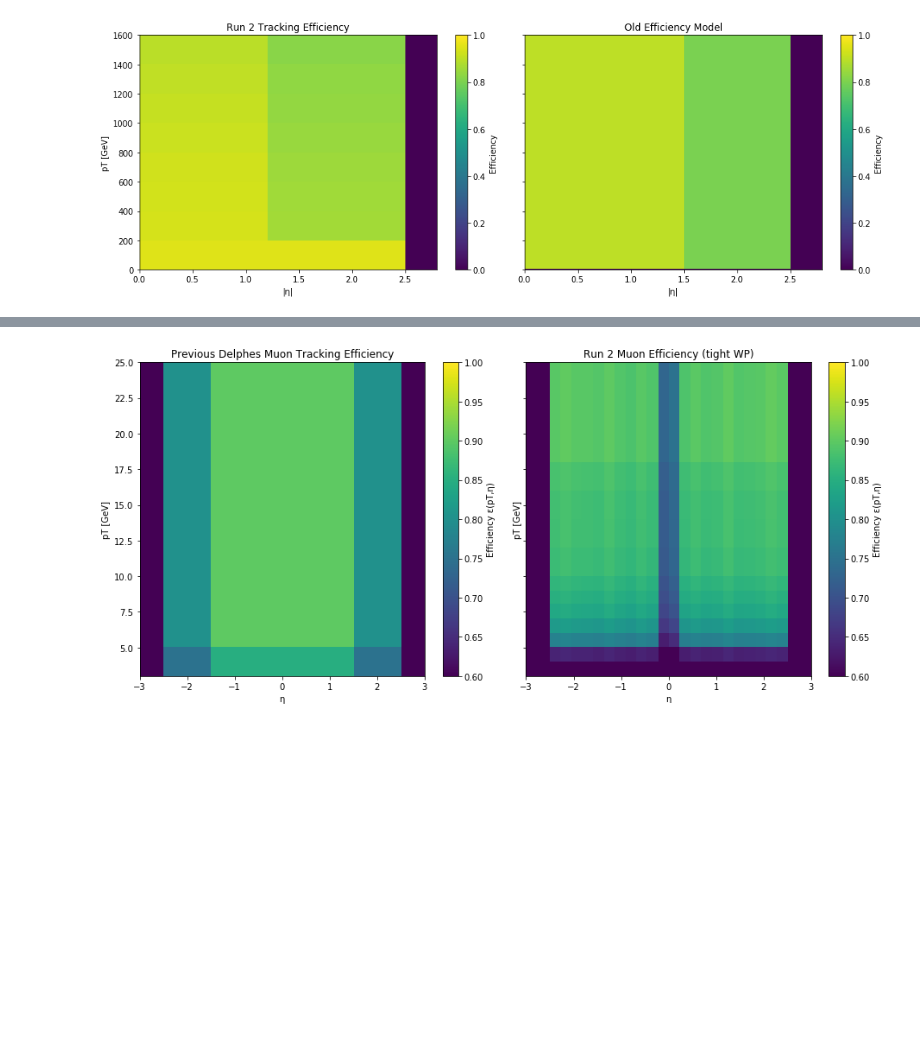
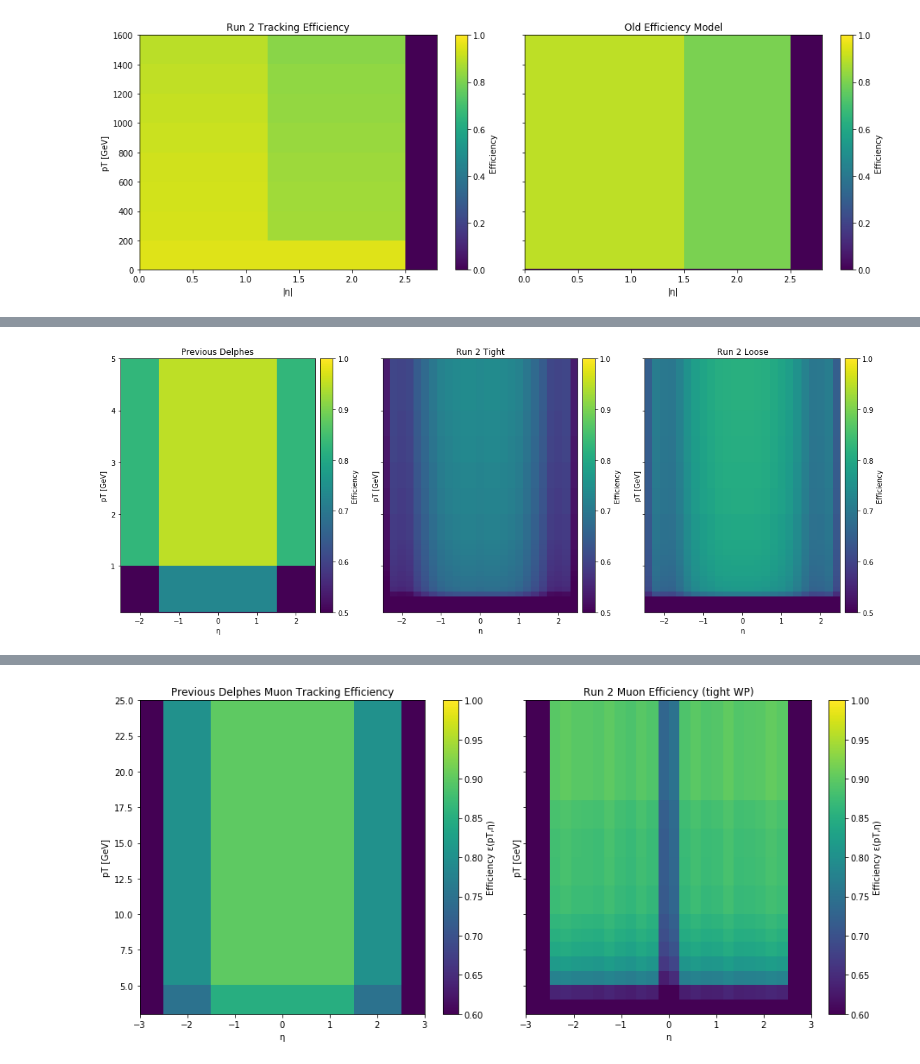
Before and after one commit to delphes/delphes, a Jupyter notebook: cards/ATLAS_Run2/parameter_fits.ipynb, the cells around one changed output, grey strips where cells are left out. Drawn from its saved outputs; the diff is of its cells as text; code cells hidden in the pictures; blank space fills up the shorter version.

Commit message:
Finished tracking efficiencies

```diff
--- a/cards/ATLAS_Run2/parameter_fits.ipynb
+++ b/cards/ATLAS_Run2/parameter_fits.ipynb
@@ -346,0 +184,92 @@ plt.show()
+# %%
+# eff_tight, eff_loose, pt/eta_1, pt/eta_2
+track_pt = np.genfromtxt("data/Muon and Electron Tracking - pt.csv", delimiter=",", skip_header=1)
+track_eta = np.genfromtxt("data/Muon and Electron Tracking - eta.csv", delimiter=",", skip_header=1)
+
+    # Columns: eff_tight, eff_loose, pt1, pt2
+eff_tight_pt, eff_loose_pt, pt1, pt2 = track_pt.T
+eff_tight_eta, eff_loose_eta, eta1, eta2 = track_eta.T
+
+# === Helper functions ===
+def eff_from_table(value, table):
+    for eff, vmin, vmax in table:
+        if vmin <= value < vmax:
+            return eff
+    if value >= table[-1][2]:
+        return table[-1][0]
+    return 0.0
+
+def eff_new(pt, eta, quality="tight"):
+    if quality == "tight":
+        e_pt = eff_from_table(pt, list(zip(eff_tight_pt, pt1, pt2)))
+        e_eta = eff_from_table(abs(eta), list(zip(eff_tight_eta, eta1, eta2)))
+    else:
+        e_pt = eff_from_table(pt, list(zip(eff_loose_pt, pt1, pt2)))
+        e_eta = eff_from_table(abs(eta), list(zip(eff_loose_eta, eta1, eta2)))
+    return e_pt * e_eta
+
+def eff_old(pt, eta):
+    if pt <= 0.1:
+        return 0.0
+    if abs(eta) <= 1.5:
+        if pt <= 1.0: return 0.73
+        elif pt <= 100: return 0.95
+        else: return 0.99
+    elif abs(eta) <= 2.5:
+        if pt <= 1.0: return 0.50
+        elif pt <= 100: return 0.83
+        else: return 0.90
+    else:
+        return 0.0
+
+# === Build grid ===
+etas = np.linspace(-2.5, 2.5, 300)
+pts = np.linspace(0.1, 5.0, 300)
+E, P = np.meshgrid(etas, pts)
+
+v_new = np.vectorize(eff_new)
+v_old = np.vectorize(eff_old)
+
+# === Compare 2D maps ===
+Z_old = v_old(P, E)
+Z_tight = v_new(P, E, "tight")
+Z_loose = v_new(P, E, "loose")
+
+fig, ax = plt.subplots(1, 3, figsize=(16,6), sharex=True, sharey=True)
+for i, (Z, title) in enumerate(zip([Z_old, Z_tight, Z_loose],
+                                  ["Previous Delphes", "Run 2 Tight", "Run 2 Loose"])):
+    im = ax[i].pcolormesh(E, P, Z, shading='auto', cmap='viridis', vmin=0.5, vmax=1.0)
+    ax[i].set_title(title)
+    ax[i].set_xlabel("η")
+    ax[i].set_ylabel("pT [GeV]")
+    plt.colorbar(im, ax=ax[i], pad=0.02, label="Efficiency")
+plt.tight_layout()
+plt.show()
+
+# === Efficiency vs pT for fixed η ===
+plt.figure(figsize=(7,5))
+for eta in [0.0, 1.0, 2.0]:
+    plt.plot(pts, v_new(pts, eta, "tight"), label=f"Tight, η={eta:+.1f}")
+    plt.plot(pts, v_new(pts, eta, "loose"), label=f"Loose, η={eta:+.1f}")
+    plt.plot(pts, v_old(pts, eta), '--', label=f"Old, η={eta:+.1f}")
+plt.xlabel("pT [GeV]")
+plt.ylabel("Efficiency")
+plt.title("Tracking efficiency vs pT (Run 2 vs Old)")
+plt.grid(True)
+plt.legend()
+plt.show()
+
+# === Efficiency vs η for fixed pT ===
+plt.figure(figsize=(7,5))
+for pt in [0.5, 1.0, 3.0, 5.0]:
+    plt.plot(etas, v_new(pt, etas, "tight"), label=f"Tight, pT={pt:.1f}")
+    plt.plot(etas, v_new(pt, etas, "loose"), label=f"Loose, pT={pt:.1f}")
+    plt.plot(etas, v_old(pt, etas), '--', label=f"Old, pT={pt:.1f}")
+plt.xlabel("η")
+plt.ylabel("Efficiency")
+plt.title("Tracking efficiency vs η (Run 2 vs Old)")
+plt.grid(True)
+plt.legend()
+plt.show()
+# %% [output]
+[figure, added]
```
Also changed, not shown: parts of 12 cells of this notebook, 19 other files.
